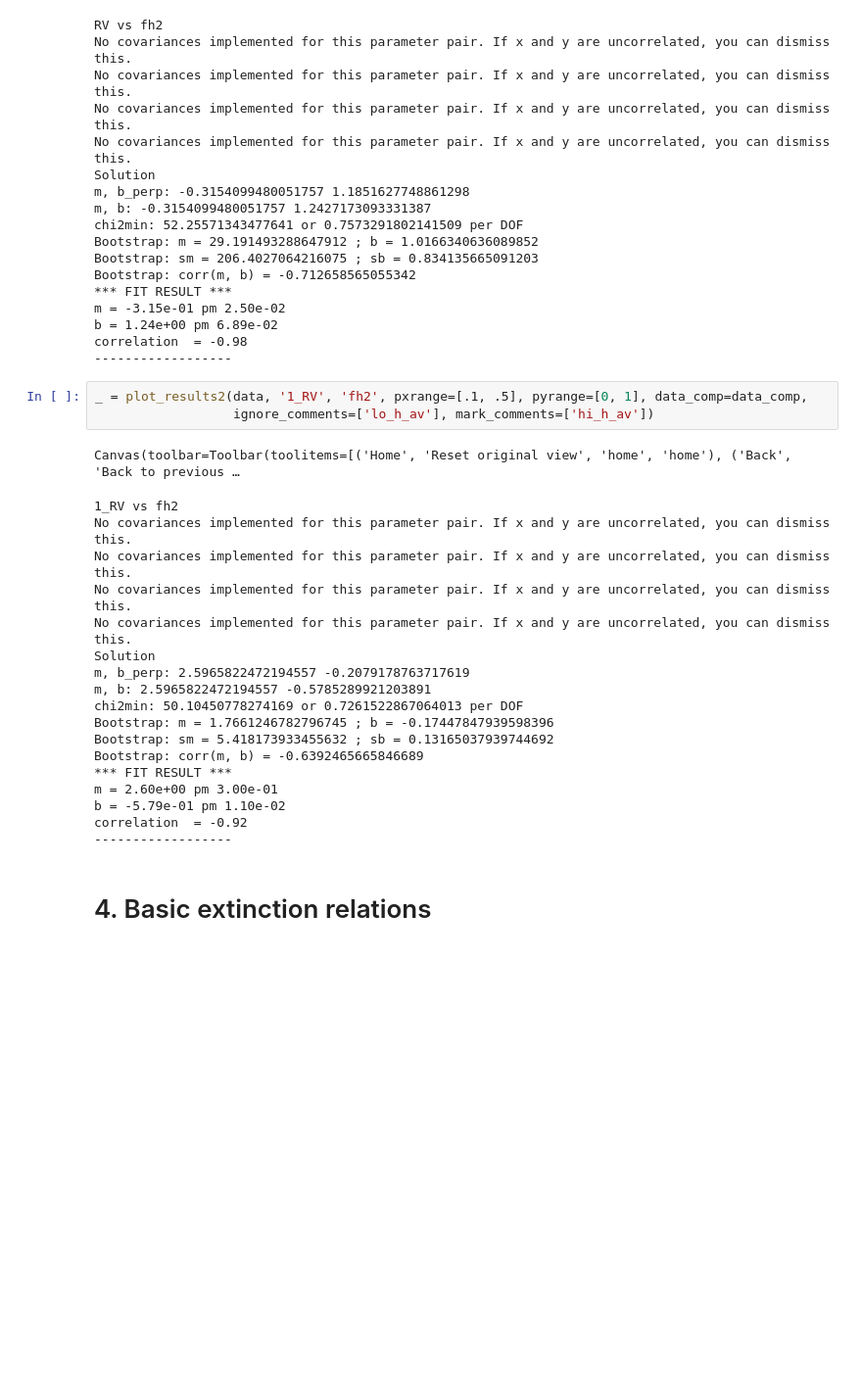
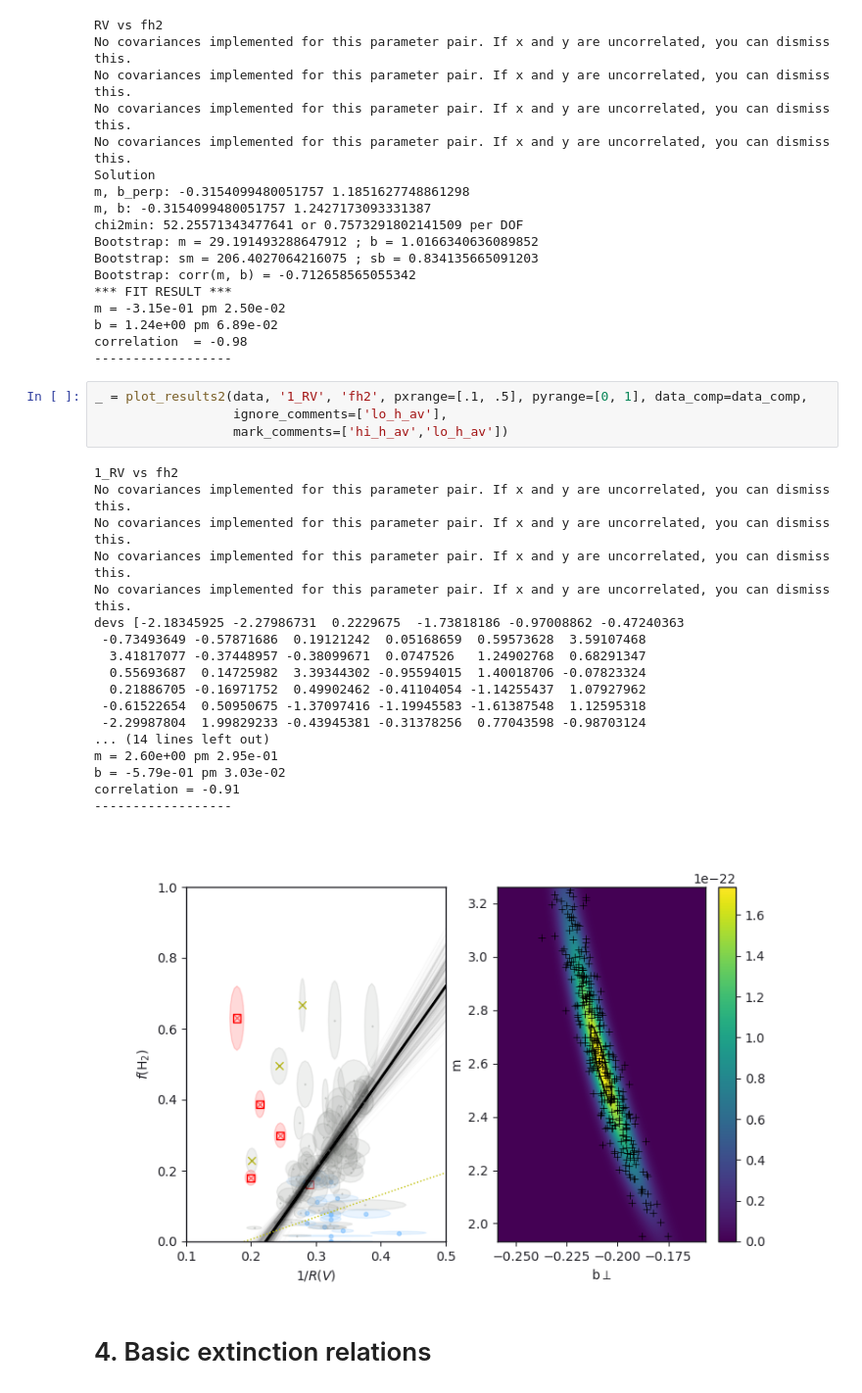
Before and after one commit to drvdputt/dust_fuse_h2, a Jupyter notebook: interesting_plots.ipynb, the cells around one changed output. Shown at 98% size. Cells and saved outputs as stored; diff of their text form; blank space fills up the shorter version.

```diff
--- a/interesting_plots.ipynb
+++ b/interesting_plots.ipynb
@@ -595,26 +640,27 @@ correlation  = -0.98
 ------------------
 # %%
 _ = plot_results2(data, '1_RV', 'fh2', pxrange=[.1, .5], pyrange=[0, 1], data_comp=data_comp,
-                  ignore_comments=['lo_h_av'], mark_comments=['hi_h_av'])
+                  ignore_comments=['lo_h_av'],
+                  mark_comments=['hi_h_av','lo_h_av'])
 # %% [output]
-Canvas(toolbar=Toolbar(toolitems=[('Home', 'Reset original view', 'home', 'home'), ('Back', 'Back to previous …
+1_RV vs fh2
+No covariances implemented for this parameter pair. If x and y are uncorrelated, you can dismiss this.
+No covariances implemented for this parameter pair. If x and y are uncorrelated, you can dismiss this.
+No covariances implemented for this parameter pair. If x and y are uncorrelated, you can dismiss this.
+No covariances implemented for this parameter pair. If x and y are uncorrelated, you can dismiss this.
+devs [-2.18345925 -2.27986731  0.2229675  -1.73818186 -0.97008862 -0.47240363
+ -0.73493649 -0.57871686  0.19121242  0.05168659  0.59573628  3.59107468
+  3.41817077 -0.37448957 -0.38099671  0.0747526   1.24902768  0.68291347
+  0.55693687  0.14725982  3.39344302 -0.95594015  1.40018706 -0.07823324
+  0.21886705 -0.16971752  0.49902462 -0.41104054 -1.14255437  1.07927962
+ -0.61522654  0.50950675 -1.37097416 -1.19945583 -1.61387548  1.12595318
+ -2.29987804  1.99829233 -0.43945381 -0.31378256  0.77043598 -0.98703124
+... (14 lines left out)
+m = 2.60e+00 pm 2.95e-01
+b = -5.79e-01 pm 3.03e-02
+correlation = -0.91
+------------------
-1_RV vs fh2
-No covariances implemented for this parameter pair. If x and y are uncorrelated, you can dismiss this.
-No covariances implemented for this parameter pair. If x and y are uncorrelated, you can dismiss this.
-No covariances implemented for this parameter pair. If x and y are uncorrelated, you can dismiss this.
-No covariances implemented for this parameter pair. If x and y are uncorrelated, you can dismiss this.
-Solution
-m, b_perp: 2.5965822472194557 -0.2079178763717619
-m, b: 2.5965822472194557 -0.5785289921203891
-chi2min: 50.10450778274169 or 0.7261522867064013 per DOF
-Bootstrap: m = 1.7661246782796745 ; b = -0.17447847939598396
-Bootstrap: sm = 5.418173933455632 ; sb = 0.13165037939744692
-Bootstrap: corr(m, b) = -0.6392465665846689
-*** FIT RESULT ***
-m = 2.60e+00 pm 3.00e-01
-b = -5.79e-01 pm 1.10e-02
-correlation  = -0.92
-------------------
+[figure, added]
 # %% [markdown]
 # 4. Basic extinction relations
 # %%
```
Also changed, not shown: parts of 17 cells of this notebook.
